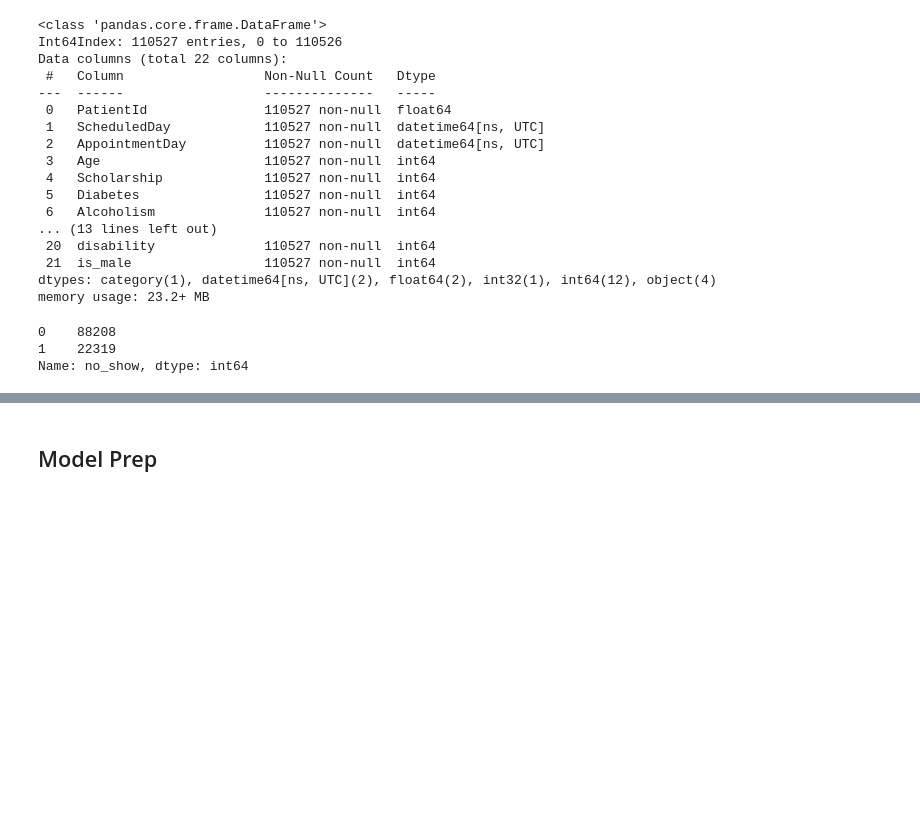
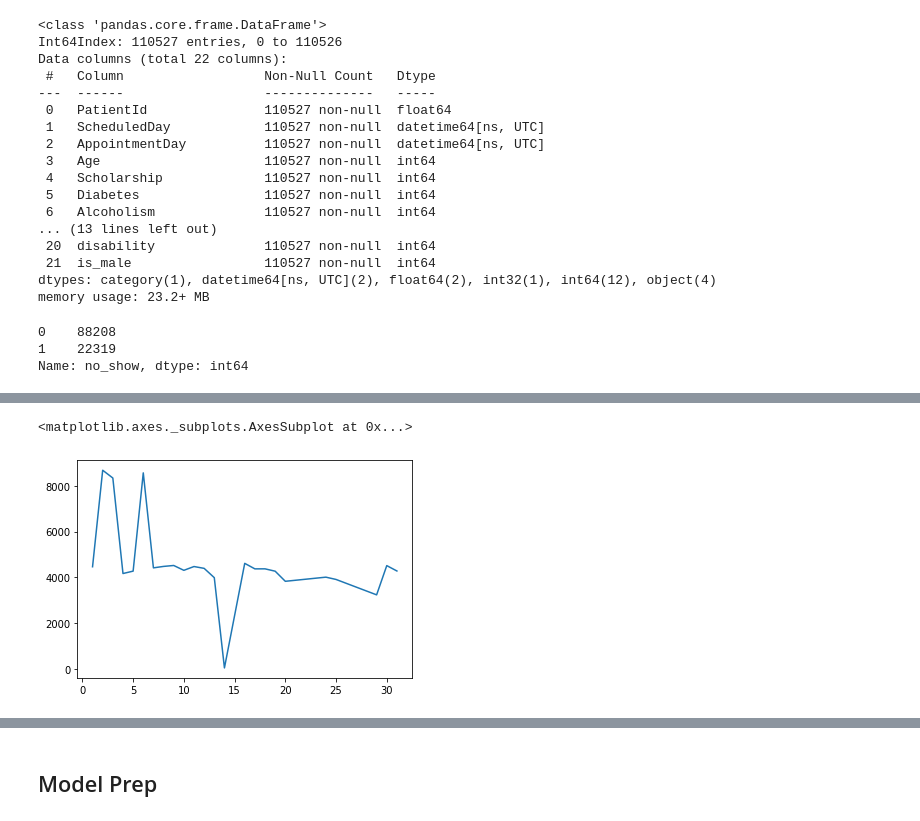
Before and after one commit to mgalaviz1/my_work, a Jupyter notebook: capstone2/predicting_no_shows.ipynb, the cells around one changed output, grey strips where cells are left out. Cells and saved outputs as stored; diff of their text form; code cells hidden in the pictures; blank space fills up the shorter version.

```diff
--- a/capstone2/predicting_no_shows.ipynb
+++ b/capstone2/predicting_no_shows.ipynb
@@ -764,0 +788,6 @@ Name: no_show, dtype: int64
+# %%
+
+df_merge.AppointmentDay.dt.day.value_counts().sort_index().plot()
+# %% [output]
+<matplotlib.axes._subplots.AxesSubplot at 0x...>
+[figure, added]
```
Also changed, not shown: parts of 23 cells of this notebook.
